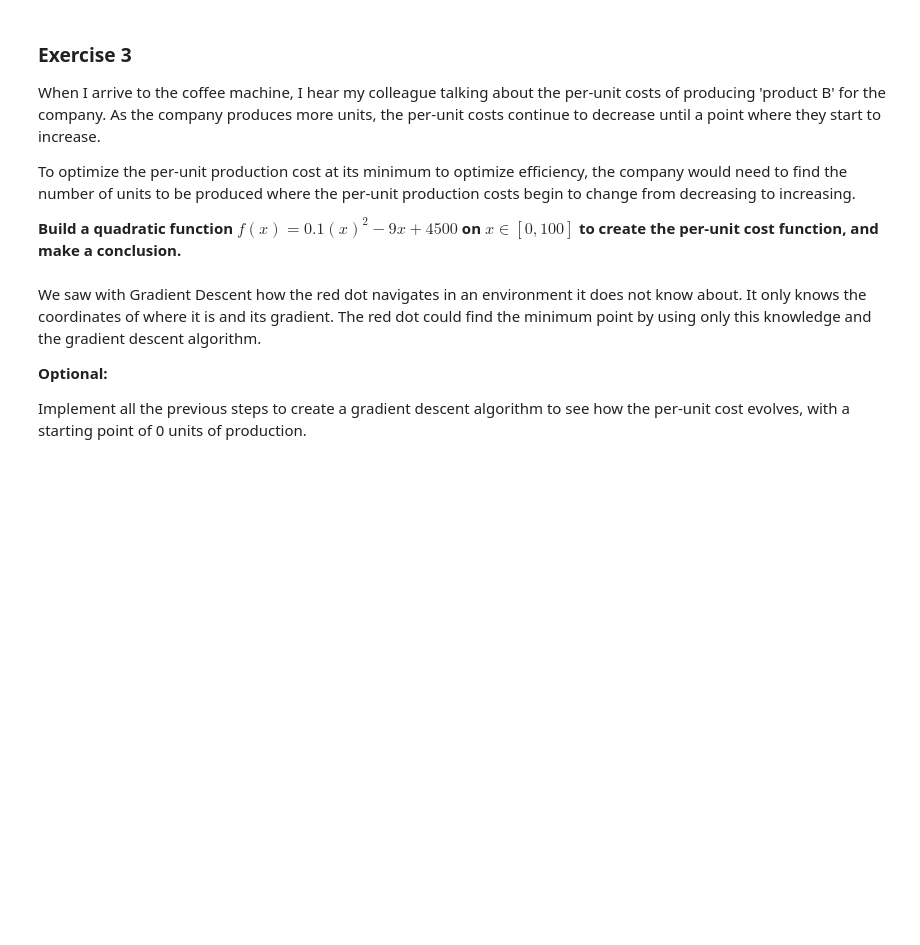
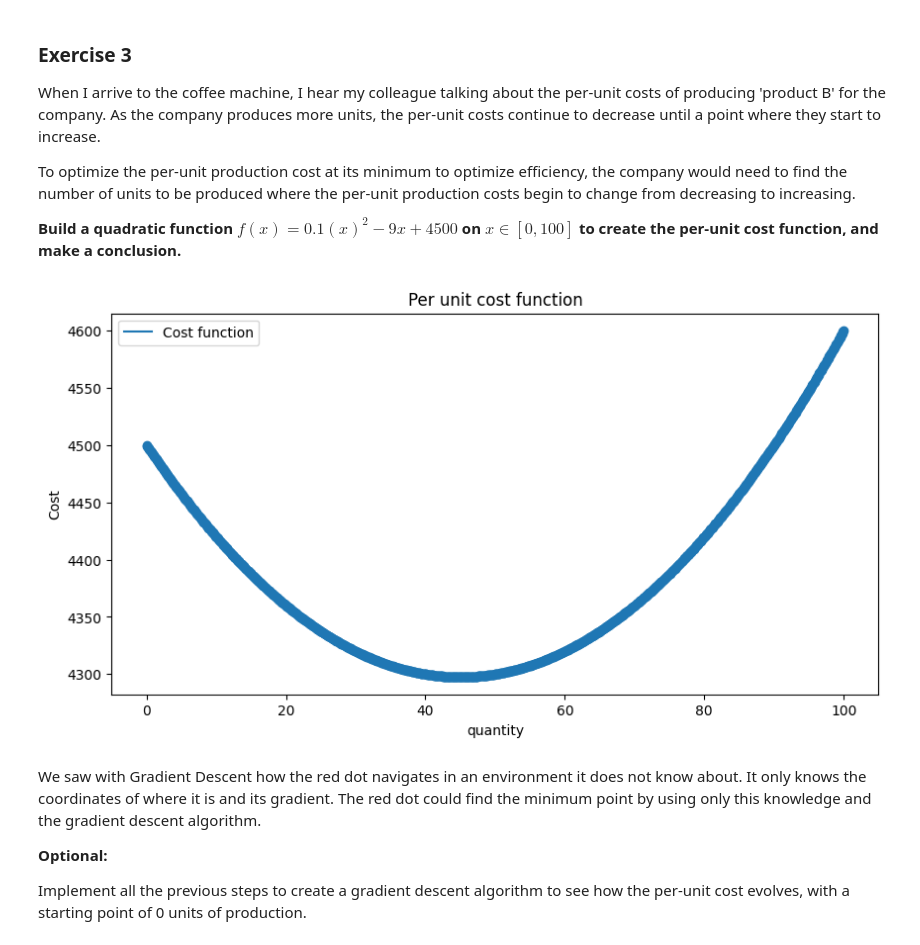
Before and after one commit to npebsjp/calculus-and-algebra-problems-with-python, a Jupyter notebook: notebook/problems.ipynb, the cells around one changed output. Cells and saved outputs as stored; diff of their text form; code cells hidden in the pictures; blank space fills up the shorter version.

```diff
--- a/notebook/problems.ipynb
+++ b/notebook/problems.ipynb
@@ -325,6 +308,25 @@ To optimize the per-unit production cost at its minimum to optimize efficiency,
 **Build a quadratic function $f(x)=0.1(x)^2−9x +4500$ on $x∈[0,100]$ to create the per-unit cost function, and make a conclusion.**
 # %%
 # Define and plot the function
+import numpy as np
+import matplotlib.pyplot as plt
+x = np.linspace(0, 100, 1000)
+
+y = 0.1*(x**2) -9*(x) +4500
+plt.figure(figsize =(10,5))
+
+plt.plot(x,y, label='Cost function')
+plt.scatter (x,y)
+
+
+
+plt.title('Per unit cost function')
+plt.xlabel('quantity')
+plt.ylabel('Cost')
+plt.legend()
+plt.show()
+# %% [output]
+[figure, added]
 # %% [markdown]
 We saw with Gradient Descent how the red dot navigates in an environment it does not know about. It only knows the coordinates of where it is and its gradient. The red dot could find the minimum point by using only this knowledge and the gradient descent algorithm.
 
```
Also changed, not shown: parts of 5 cells of this notebook.
